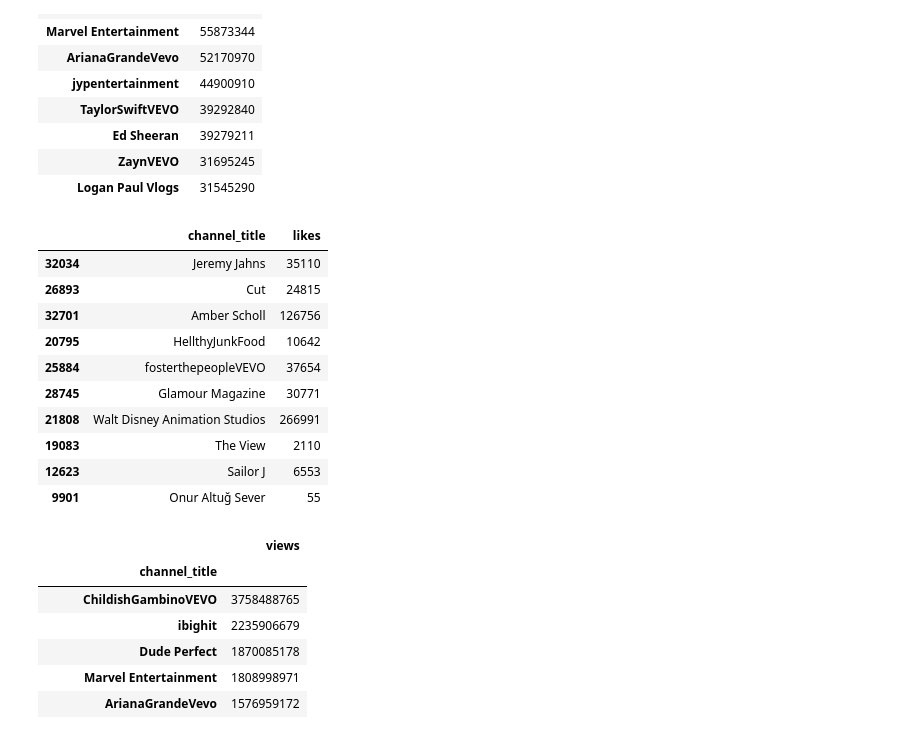
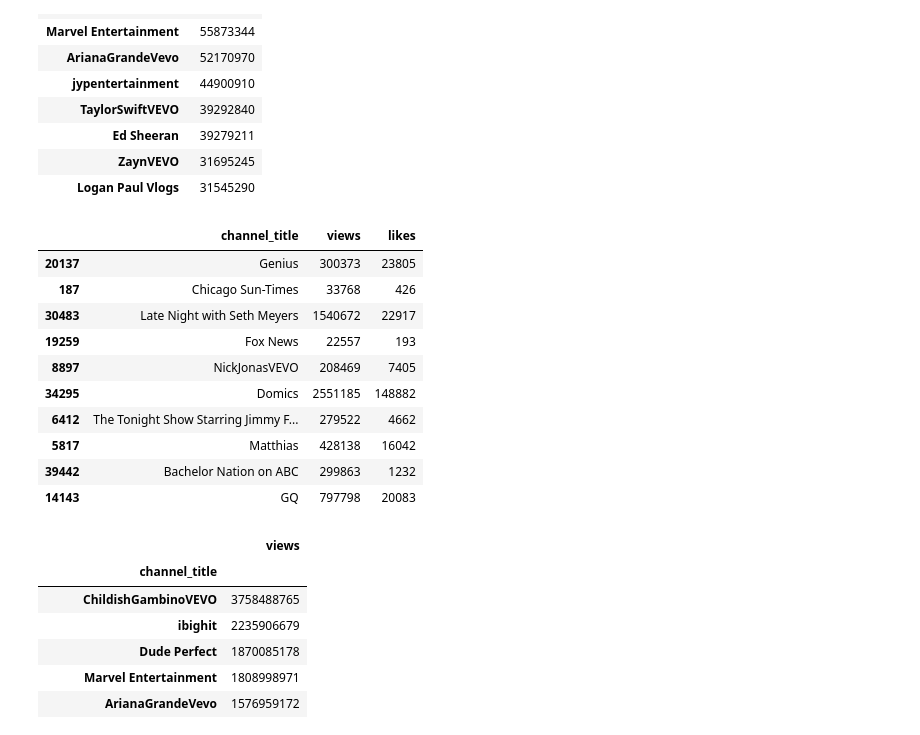
Before and after one commit to morgancoad/pandas-eda-casestudy-overview, a Jupyter notebook: notebooks/test_youtube.ipynb, the cells around one changed output. Cells and saved outputs as stored; diff of their text form; code cells hidden in the pictures.

```diff
--- a/notebooks/test_youtube.ipynb
+++ b/notebooks/test_youtube.ipynb
@@ -85,20 +86,20 @@ popular_by_likes
 # %%
 #Who are the top 10 users based off likes.
 
-sort_by_views = us_youtube_df[['channel_title', 'views']].sort_values('views', ascending=False)
-sort_by_likes.sample(10)
+sort_by_views = us_youtube_df[['channel_title', 'views','likes']]
+sort_by_views.sample(10)
 # %% [output]
-|  | channel_title | likes |
-| 32034 | Jeremy Jahns | 35110 |
-| 26893 | Cut | 24815 |
-| 32701 | Amber Scholl | 126756 |
-| 20795 | HellthyJunkFood | 10642 |
-| 25884 | fosterthepeopleVEVO | 37654 |
-| 28745 | Glamour Magazine | 30771 |
-| 21808 | Walt Disney Animation Studios | 266991 |
-| 19083 | The View | 2110 |
-| 12623 | Sailor J | 6553 |
-| 9901 | Onur Altuğ Sever | 55 |
+|  | channel_title | views | likes |
+| 20137 | Genius | 300373 | 23805 |
+| 187 | Chicago Sun-Times | 33768 | 426 |
+| 30483 | Late Night with Seth Meyers | 1540672 | 22917 |
+| 19259 | Fox News | 22557 | 193 |
+| 8897 | NickJonasVEVO | 208469 | 7405 |
+| 34295 | Domics | 2551185 | 148882 |
+| 6412 | The Tonight Show Starring Jimmy F... | 279522 | 4662 |
+| 5817 | Matthias | 428138 | 16042 |
+| 39442 | Bachelor Nation on ABC | 299863 | 1232 |
+| 14143 | GQ | 797798 | 20083 |
 # %%
 popular_by_views = (
     sort_by_views
```
Also changed, not shown: parts of 9 cells of this notebook, 1 other file.
